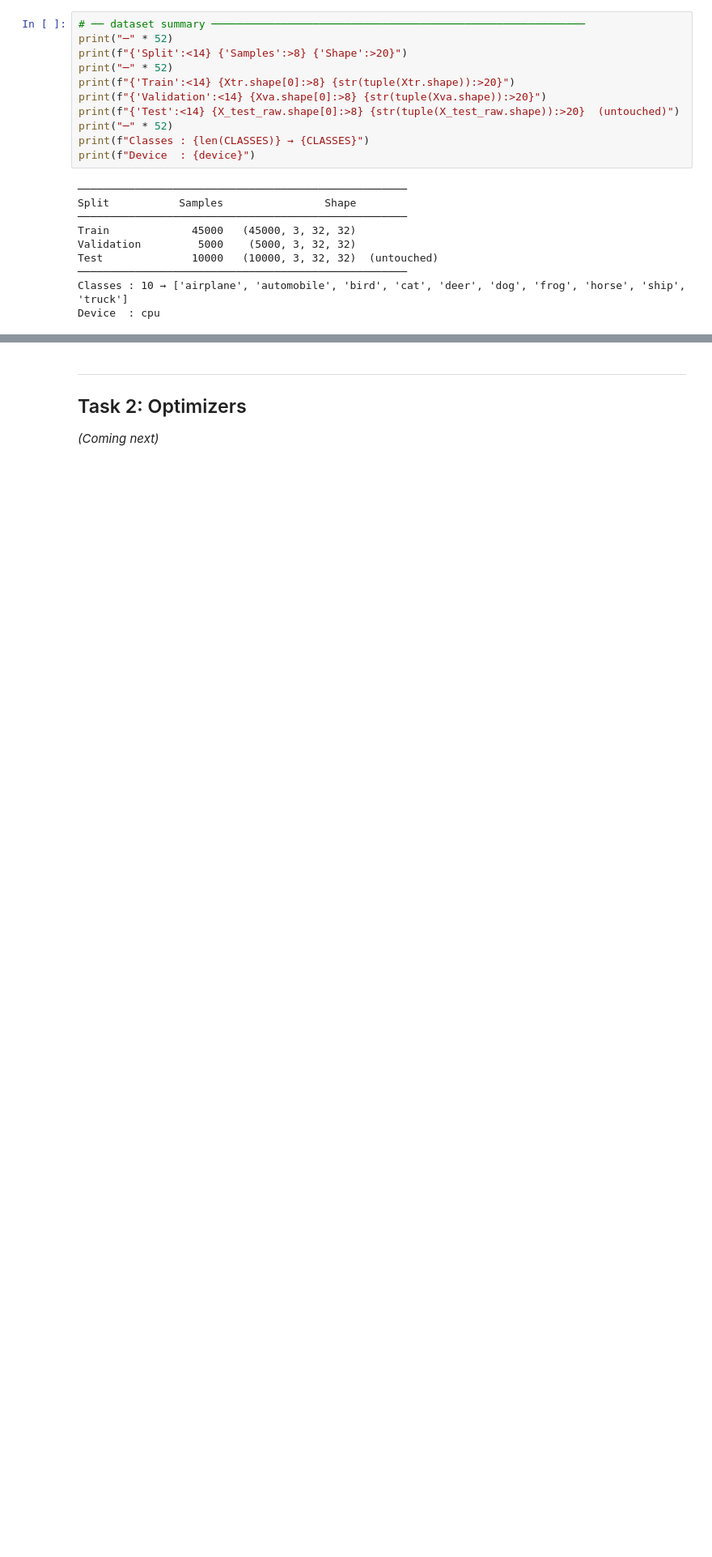
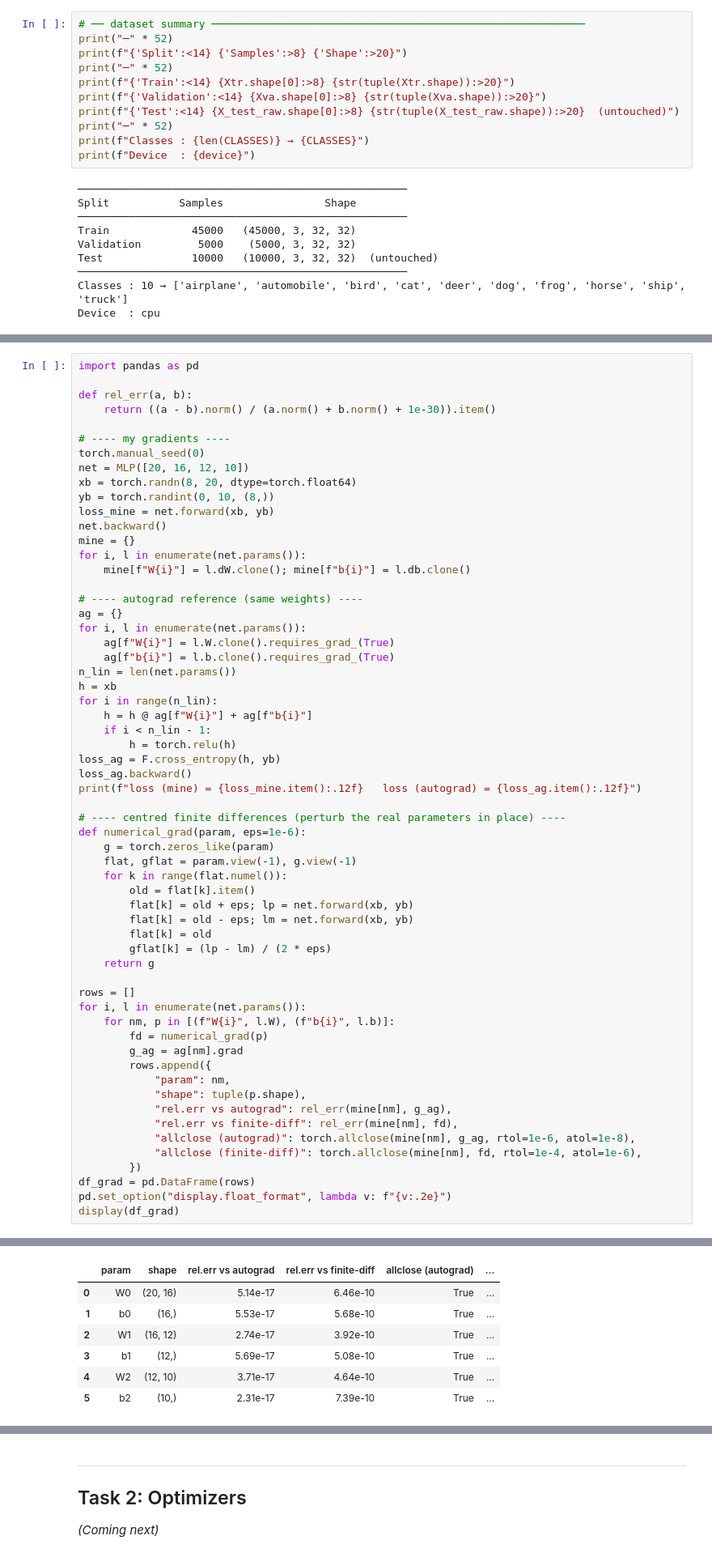
Before and after one commit to rivindu02/EN4554-Assignment-2-on-CNNs, a Jupyter notebook: EN4554_A2_CNNs.ipynb, the cells around one changed output, grey strips where cells are left out. Shown at 81% size. Cells and saved outputs as stored; diff of their text form; blank space fills up the shorter version.

```diff
--- a/EN4554_A2_CNNs.ipynb
+++ b/EN4554_A2_CNNs.ipynb
@@ -163,0 +279,61 @@ Device  : cpu
+# %%
+import pandas as pd
+
+def rel_err(a, b):
+    return ((a - b).norm() / (a.norm() + b.norm() + 1e-30)).item()
+
+# ---- my gradients ----
+torch.manual_seed(0)
+net = MLP([20, 16, 12, 10])
+xb = torch.randn(8, 20, dtype=torch.float64)
+yb = torch.randint(0, 10, (8,))
+loss_mine = net.forward(xb, yb)
+net.backward()
+mine = {}
+for i, l in enumerate(net.params()):
+    mine[f"W{i}"] = l.dW.clone(); mine[f"b{i}"] = l.db.clone()
+
+# ---- autograd reference (same weights) ----
+ag = {}
+for i, l in enumerate(net.params()):
+    ag[f"W{i}"] = l.W.clone().requires_grad_(True)
+    ag[f"b{i}"] = l.b.clone().requires_grad_(True)
+n_lin = len(net.params())
+h = xb
+for i in range(n_lin):
+    h = h @ ag[f"W{i}"] + ag[f"b{i}"]
+    if i < n_lin - 1:
+        h = torch.relu(h)
+loss_ag = F.cross_entropy(h, yb)
+loss_ag.backward()
+print(f"loss (mine) = {loss_mine.item():.12f}   loss (autograd) = {loss_ag.item():.12f}")
+
+# ---- centred finite differences (perturb the real parameters in place) ----
+def numerical_grad(param, eps=1e-6):
+    g = torch.zeros_like(param)
+    flat, gflat = param.view(-1), g.view(-1)
+    for k in range(flat.numel()):
+        old = flat[k].item()
+        flat[k] = old + eps; lp = net.forward(xb, yb)
+        flat[k] = old - eps; lm = net.forward(xb, yb)
+        flat[k] = old
+        gflat[k] = (lp - lm) / (2 * eps)
+    return g
+
+rows = []
+for i, l in enumerate(net.params()):
+    for nm, p in [(f"W{i}", l.W), (f"b{i}", l.b)]:
+        fd = numerical_grad(p)
+        g_ag = ag[nm].grad
+        rows.append({
+            "param": nm,
+            "shape": tuple(p.shape),
+            "rel.err vs autograd": rel_err(mine[nm], g_ag),
+            "rel.err vs finite-diff": rel_err(mine[nm], fd),
+            "allclose (autograd)": torch.allclose(mine[nm], g_ag, rtol=1e-6, atol=1e-8),
+            "allclose (finite-diff)": torch.allclose(mine[nm], fd, rtol=1e-4, atol=1e-6),
+        })
+df_grad = pd.DataFrame(rows)
+pd.set_option("display.float_format", lambda v: f"{v:.2e}")
+display(df_grad)
+# %% [output]
@@ -163,0 +341,7 @@ Device  : cpu
+|  | param | shape | rel.err vs autograd | rel.err vs finite-diff | allclose (autograd) | ... |
+| 0 | W0 | (20, 16) | 5.14e-17 | 6.46e-10 | True | ... |
+| 1 | b0 | (16,) | 5.53e-17 | 5.68e-10 | True | ... |
+| 2 | W1 | (16, 12) | 2.74e-17 | 3.92e-10 | True | ... |
+| 3 | b1 | (12,) | 5.69e-17 | 5.08e-10 | True | ... |
+| 4 | W2 | (12, 10) | 3.71e-17 | 4.64e-10 | True | ... |
+| 5 | b2 | (10,) | 2.31e-17 | 7.39e-10 | True | ... |
```
Also changed, not shown: parts of 16 cells of this notebook.
